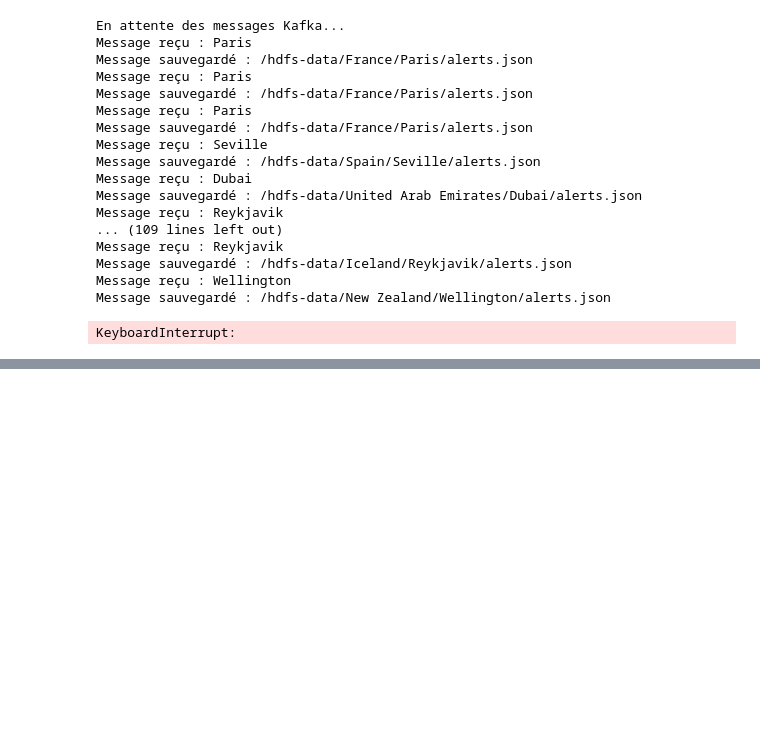
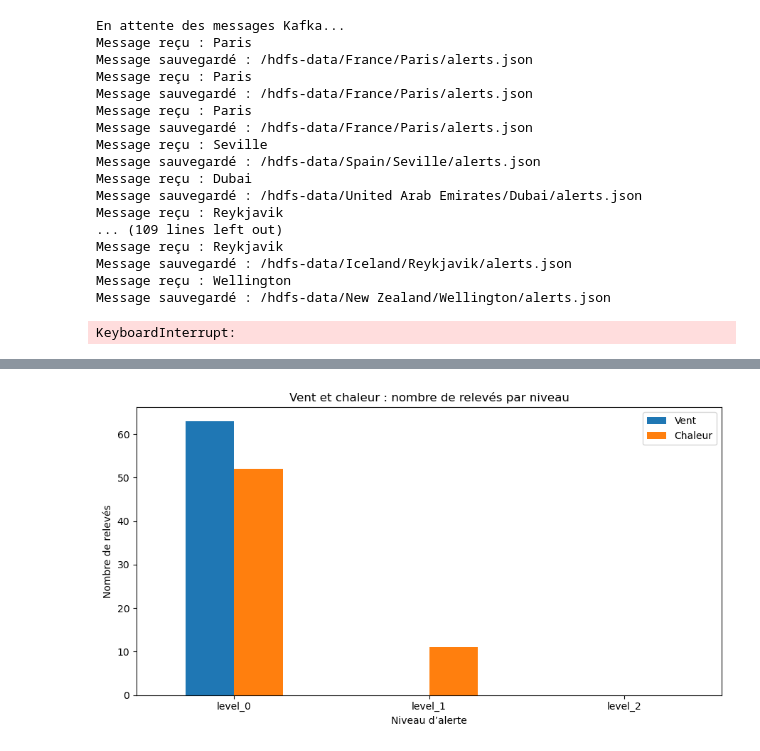
Before and after one commit to PhilippeMaillot/tp-ip-10-11-26, a Jupyter notebook: work/exercice_1.ipynb, the cells around one changed output, grey strips where cells are left out. Drawn from its saved outputs; the diff is of its cells as text; code cells hidden in the pictures; blank space fills up the shorter version.

```diff
--- a/work/exercice_1.ipynb
+++ b/work/exercice_1.ipynb
@@ -669,0 +765,9 @@ hdfs_consumer.close()
+# %%
+ax = alert_counts.plot(kind="bar", figsize=(9, 5), rot=0)
+ax.set_title("Vent et chaleur : nombre de relevés par niveau")
+ax.set_xlabel("Niveau d’alerte")
+ax.set_ylabel("Nombre de relevés")
+plt.tight_layout()
+plt.show()
+# %% [output]
+[figure, added]
```
Also changed, not shown: parts of 10 cells of this notebook.
